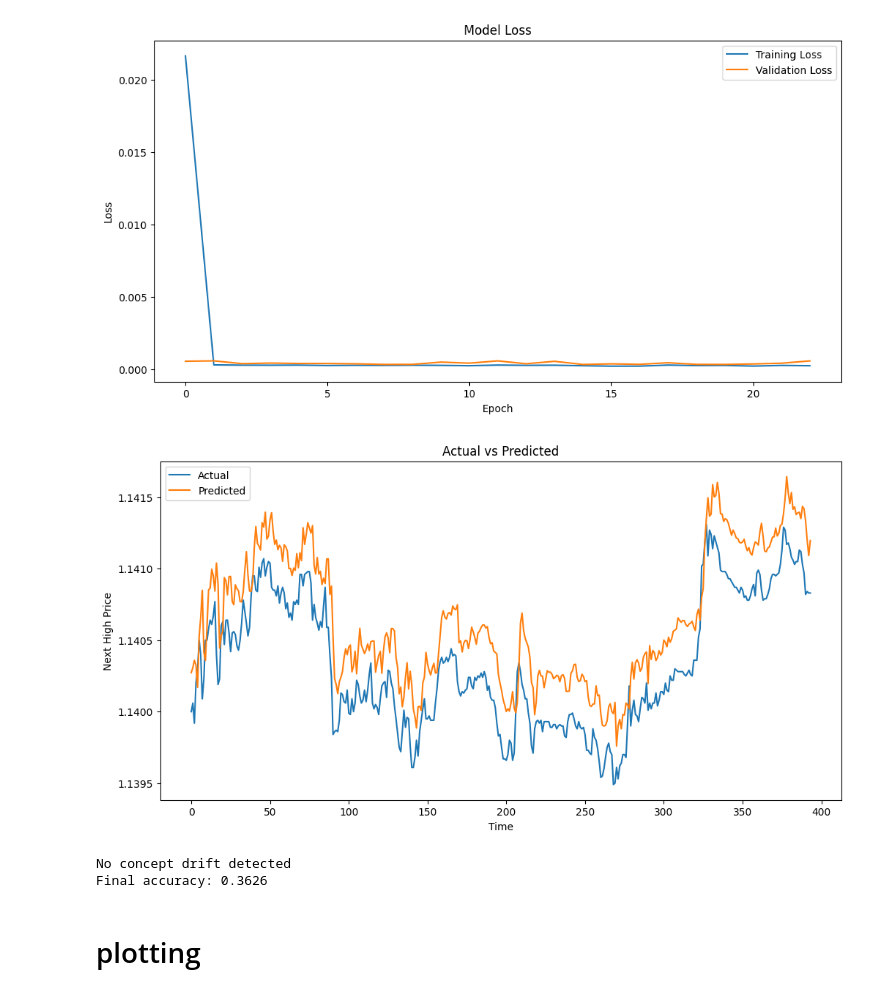
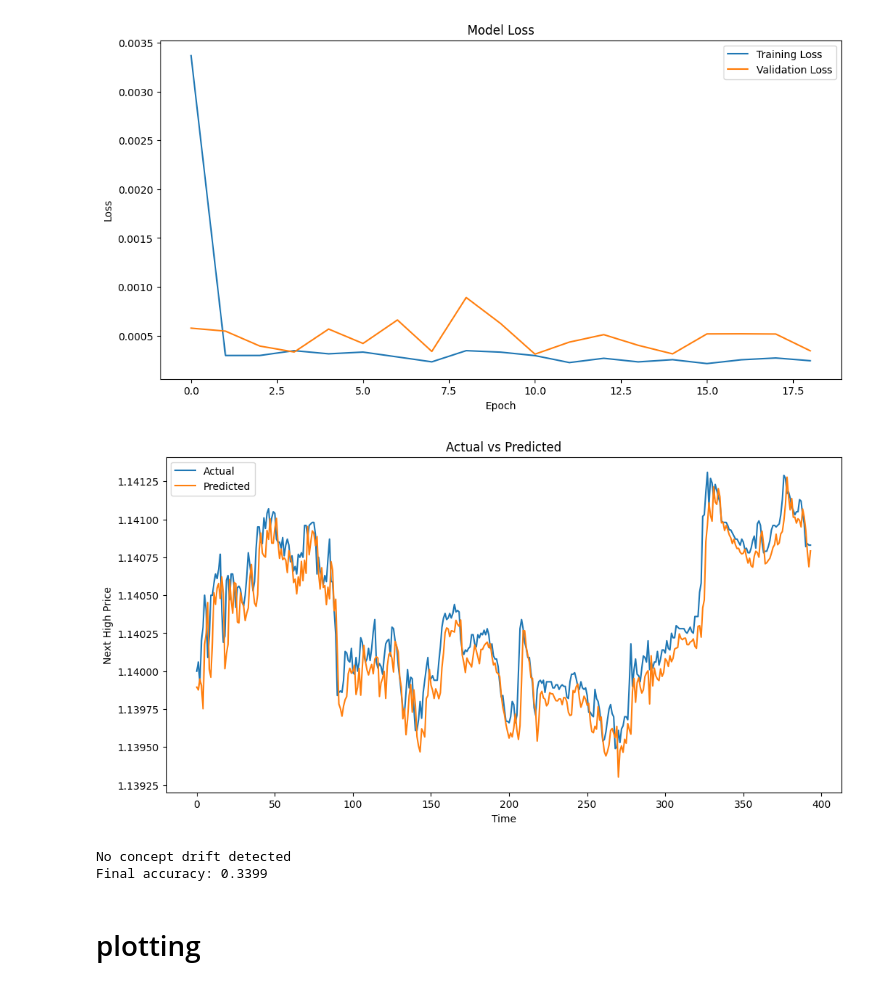
Before and after one commit to Moctader/Backtesting, a Jupyter notebook: Drift_detection/concept_drift.ipynb, the cells around one changed output. Drawn from its saved outputs; the diff is of its cells as text; code cells hidden in the pictures.

```diff
--- a/Drift_detection/concept_drift.ipynb
+++ b/Drift_detection/concept_drift.ipynb
@@ -17,7 +17,7 @@ from frouros.metrics import PrequentialError
 
 # Load data
 ticker = 'AAPL'
-data = pd.read_csv('../../datasets/FIXED_EODHD_EURUSD_HISTORICAL_2019_2024_1min.csv').head(4000)
+data = pd.read_csv('../../EODHD_EURUSD_HISTORICAL_2019_2024_1min.csv').head(4000)
 
 # Prepare features and target
 data['Next_High'] = data['high'].shift(-1)  # Target variable: next period's high
@@ -218,5 +218,5 @@ Early stopping triggered after 23 epochs without improvement.
-[figure, old version]
+[figure, new version]
-[figure, old version]
+[figure, new version]
 # %%
 # 3. DDM Drift Detection and Stream Test
 config = DDMConfig(
@@ -261,7 +261,7 @@ def stream_test(X_test, y_test, metric, detector):
 stream_test(X_test, y_test, metric, detector)
 # %% [output]
 No concept drift detected
-Final accuracy: 0.3626
+Final accuracy: 0.3399
 # %% [markdown]
 # plotting
 # %%
```
Also changed, not shown: parts of 3 cells of this notebook, 6 other files.
